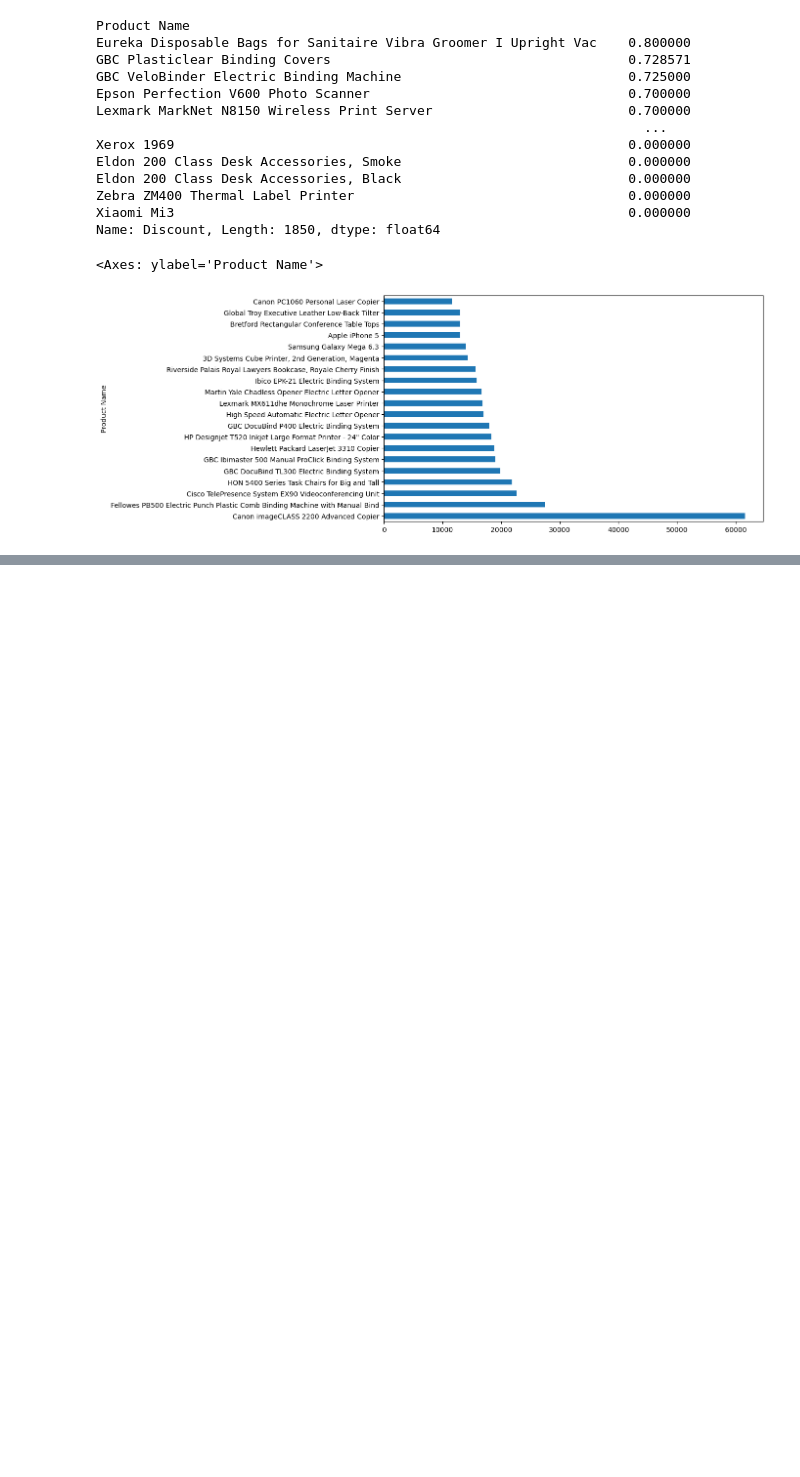
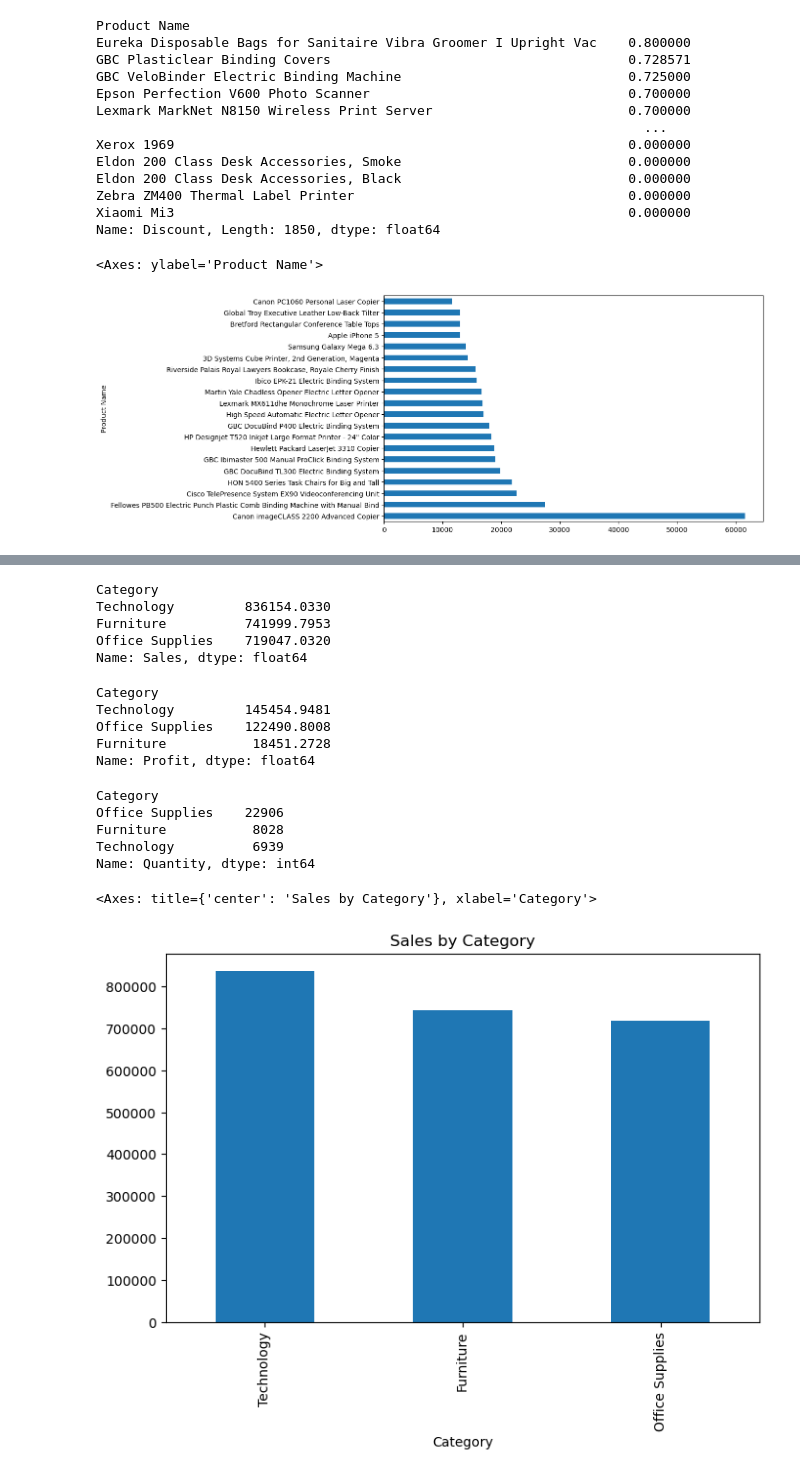
Before and after one commit to nikhilkanbarkar/data-science-and-machine-learning, a Jupyter notebook: Projects/SalesAnalysis/Notebook.ipynb, the cells around one changed output, grey strips where cells are left out. Drawn from its saved outputs; the diff is of its cells as text; code cells hidden in the pictures; blank space fills up the shorter version.

Commit message:
Added the categoric analysis in the SalesAnalysis Project

```diff
--- a/Projects/SalesAnalysis/Notebook.ipynb
+++ b/Projects/SalesAnalysis/Notebook.ipynb
@@ -507,0 +515,51 @@ top_product.head(20).plot(kind="barh", figsize=(10,6))
+# %%
+category_sales = (
+    sales_df.groupby("Category")["Sales"]
+            .sum()
+            .sort_values(ascending=False)
+)
+
+category_sales
+# %% [output]
+Category
+Technology         836154.0330
+Furniture          741999.7953
+Office Supplies    719047.0320
+Name: Sales, dtype: float64
+# %%
+category_profit = (
+    sales_df.groupby("Category")["Profit"]
+            .sum()
+            .sort_values(ascending=False)
+)
+
+category_profit
+# %% [output]
+Category
+Technology         145454.9481
+Office Supplies    122490.8008
+Furniture           18451.2728
+Name: Profit, dtype: float64
+# %%
+category_quantity = (
+    sales_df.groupby("Category")["Quantity"]
+            .sum()
+            .sort_values(ascending=False)
+)
+
+category_quantity
+# %% [output]
+Category
+Office Supplies    22906
+Furniture           8028
+Technology          6939
+Name: Quantity, dtype: int64
+# %%
+category_sales.plot(
+    kind="bar",
+    figsize=(8,5),
+    title="Sales by Category"
+)
+# %% [output]
+<Axes: title={'center': 'Sales by Category'}, xlabel='Category'>
+[figure, added]
```
Also changed, not shown: parts of 10 cells of this notebook.
